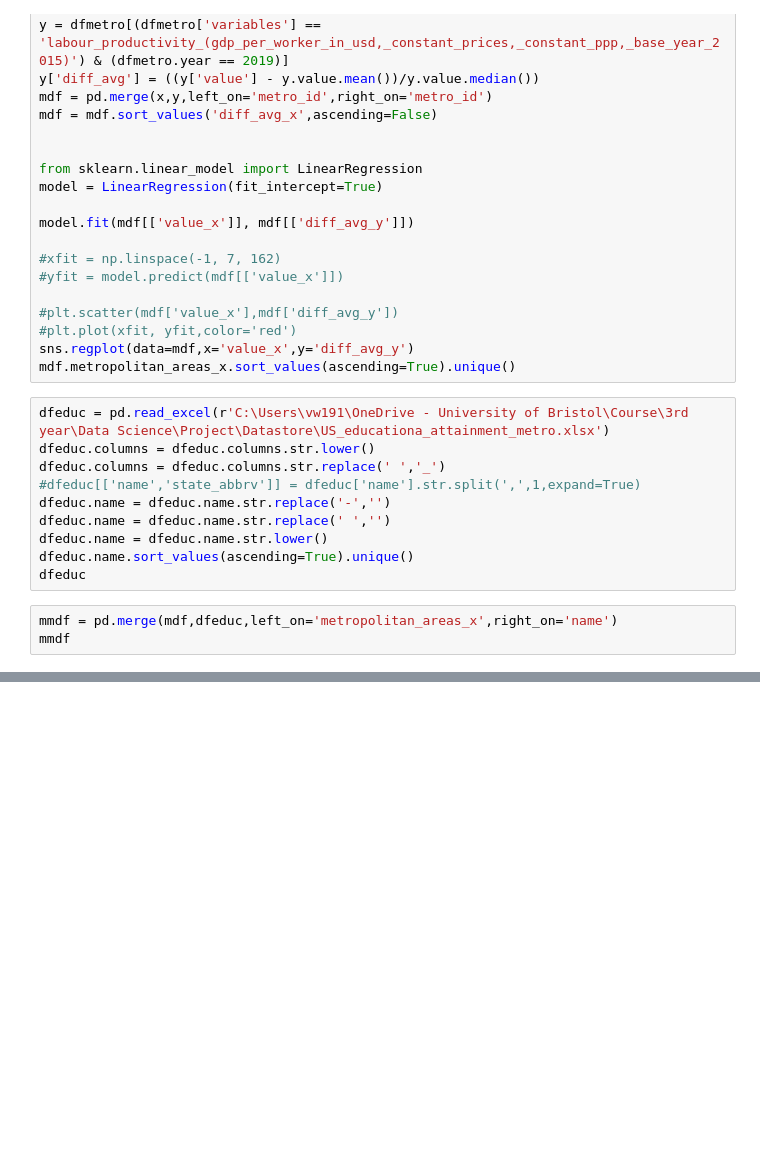
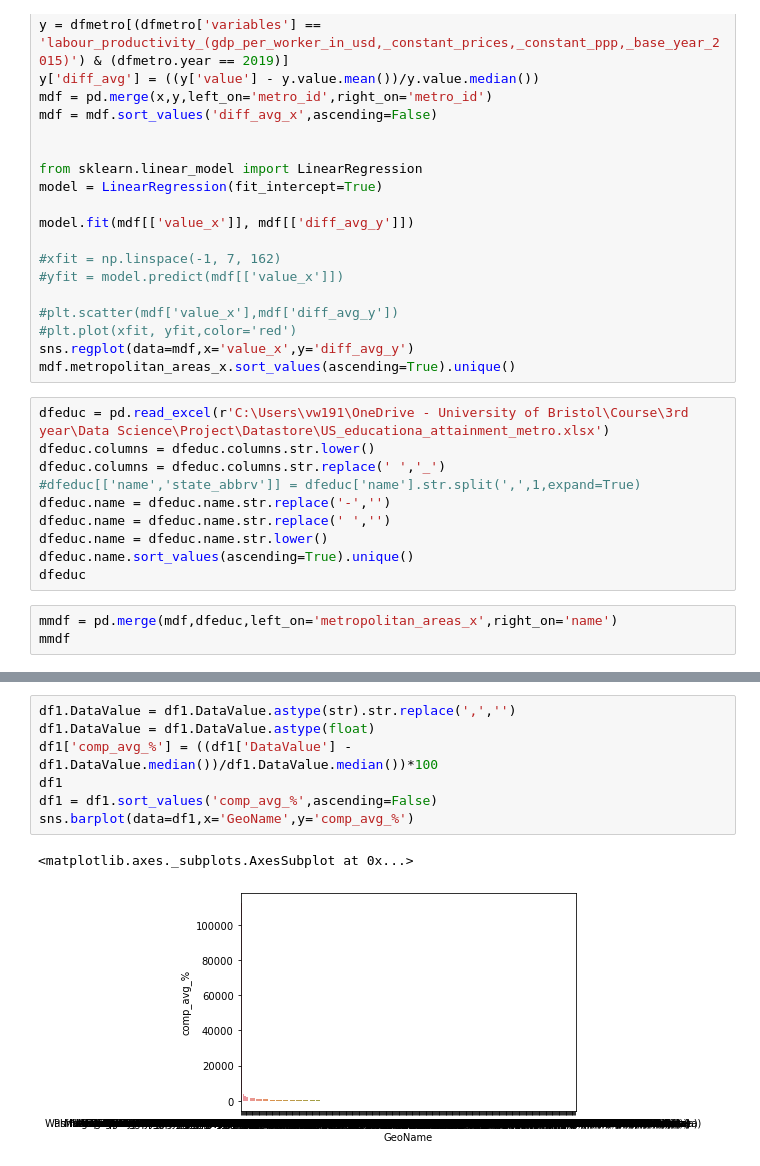
Before and after one commit to 107SBakst/107SBakst.github.io, a Jupyter notebook: Python/project_oecd4.ipynb, the cells around one changed output, grey strips where cells are left out. Saved outputs shown, nothing was run; the diff lists cells and outputs as text; blank space fills up the shorter version.

```diff
--- a/Python/project_oecd4.ipynb
+++ b/Python/project_oecd4.ipynb
@@ -187 +197,11 @@ sns.barplot(data=df3,x='GeoName',y='comp_us_%')
+# %%
+df1.DataValue = df1.DataValue.astype(str).str.replace(',','')
+df1.DataValue = df1.DataValue.astype(float)
+df1['comp_avg_%'] = ((df1['DataValue'] - df1.DataValue.median())/df1.DataValue.median())*100
+df1
+df1 = df1.sort_values('comp_avg_%',ascending=False)
+sns.barplot(data=df1,x='GeoName',y='comp_avg_%')
+# %% [output]
+<matplotlib.axes._subplots.AxesSubplot at 0x...>
+[figure, added]
 # %%
```
Also changed, not shown: parts of 5 cells of this notebook, 1 other file.
